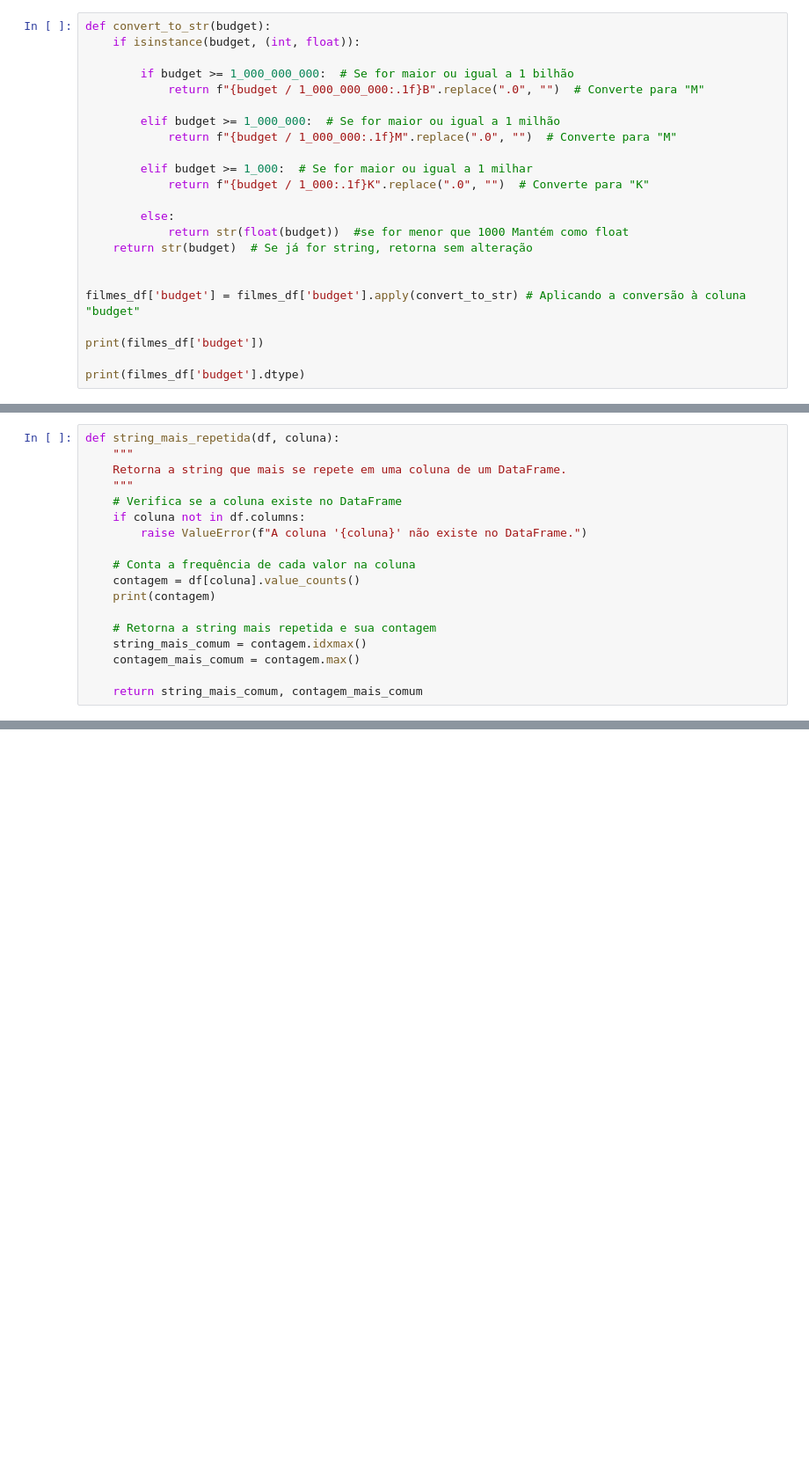
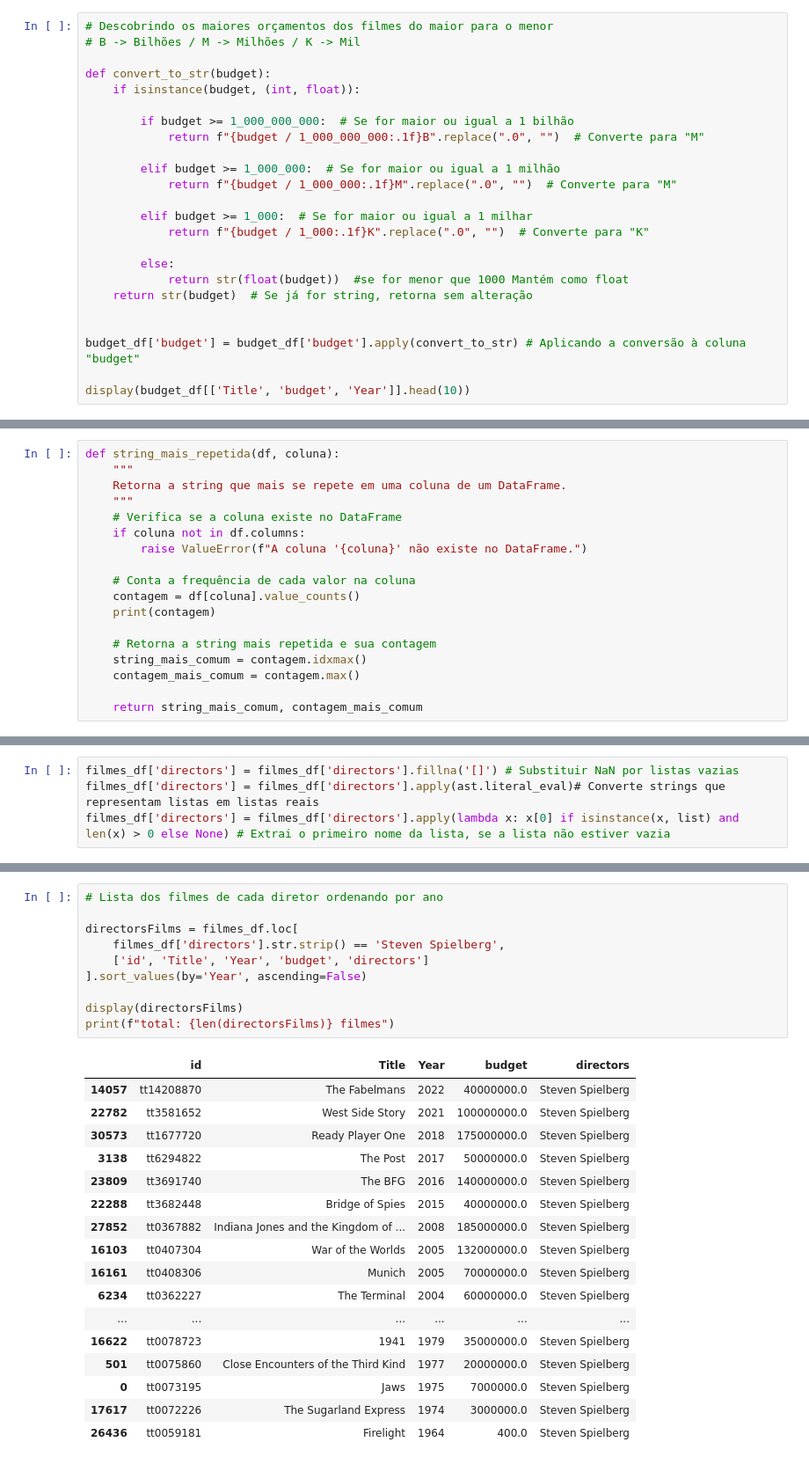
Before and after one commit to jvitsilva/Statistics_for_Data-Science, a Jupyter notebook: notebooktest.ipynb, the cells around one changed output, grey strips where cells are left out. Shown: that part at 88% size. Saved outputs shown, nothing was run; the diff lists cells and outputs as text; blank space fills up the shorter version.

```diff
--- a/notebooktest.ipynb
+++ b/notebooktest.ipynb
@@ -232,4 +122,7 @@ None
 # %%
+# Descobrindo os maiores orçamentos dos filmes do maior para o menor
+# B -> Bilhões / M -> Milhões / K -> Mil
+
 def convert_to_str(budget):
     if isinstance(budget, (int, float)):
 
@@ -247,9 +140,7 @@ def convert_to_str(budget):
     return str(budget)  # Se já for string, retorna sem alteração
 
 
-filmes_df['budget'] = filmes_df['budget'].apply(convert_to_str) # Aplicando a conversão à coluna "budget"
+budget_df['budget'] = budget_df['budget'].apply(convert_to_str) # Aplicando a conversão à coluna "budget"
 
-print(filmes_df['budget'])
-
-print(filmes_df['budget'].dtype)
+display(budget_df[['Title', 'budget', 'Year']].head(10))
 # %% [output]
@@ -329,0 +212,4 @@ display(filmes_df.loc[filmes_df_sort['directors'] == 'Jesús Franco', ['id', 'Ti
+# %%
+filmes_df['directors'] = filmes_df['directors'].fillna('[]') # Substituir NaN por listas vazias
+filmes_df['directors'] = filmes_df['directors'].apply(ast.literal_eval)# Converte strings que representam listas em listas reais
+filmes_df['directors'] = filmes_df['directors'].apply(lambda x: x[0] if isinstance(x, list) and len(x) > 0 else None) # Extrai o primeiro nome da lista, se a lista não estiver vazia
@@ -329,0 +233,28 @@ display(filmes_df.loc[filmes_df_sort['directors'] == 'Jesús Franco', ['id', 'Ti
+# %%
+# Lista dos filmes de cada diretor ordenando por ano
+
+directorsFilms = filmes_df.loc[
+    filmes_df['directors'].str.strip() == 'Steven Spielberg',
+    ['id', 'Title', 'Year', 'budget', 'directors']
+].sort_values(by='Year', ascending=False)
+
+display(directorsFilms)
+print(f"total: {len(directorsFilms)} filmes")
+# %% [output]
+|  | id | Title | Year | budget | directors |
+| 14057 | tt14208870 | The Fabelmans | 2022 | 40000000.0 | Steven Spielberg |
+| 22782 | tt3581652 | West Side Story | 2021 | 100000000.0 | Steven Spielberg |
+| 30573 | tt1677720 | Ready Player One | 2018 | 175000000.0 | Steven Spielberg |
+| 3138 | tt6294822 | The Post | 2017 | 50000000.0 | Steven Spielberg |
+| 23809 | tt3691740 | The BFG | 2016 | 140000000.0 | Steven Spielberg |
+| 22288 | tt3682448 | Bridge of Spies | 2015 | 40000000.0 | Steven Spielberg |
+| 27852 | tt0367882 | Indiana Jones and the Kingdom of ... | 2008 | 185000000.0 | Steven Spielberg |
+| 16103 | tt0407304 | War of the Worlds | 2005 | 132000000.0 | Steven Spielberg |
+| 16161 | tt0408306 | Munich | 2005 | 70000000.0 | Steven Spielberg |
+| 6234 | tt0362227 | The Terminal | 2004 | 60000000.0 | Steven Spielberg |
+| ... | ... | ... | ... | ... | ... |
+| 16622 | tt0078723 | 1941 | 1979 | 35000000.0 | Steven Spielberg |
+| 501 | tt0075860 | Close Encounters of the Third Kind | 1977 | 20000000.0 | Steven Spielberg |
+| 0 | tt0073195 | Jaws | 1975 | 7000000.0 | Steven Spielberg |
+| 17617 | tt0072226 | The Sugarland Express | 1974 | 3000000.0 | Steven Spielberg |
+| 26436 | tt0059181 | Firelight | 1964 | 400.0 | Steven Spielberg |
```
Also changed, not shown: parts of 32 cells of this notebook, 1 other file.
